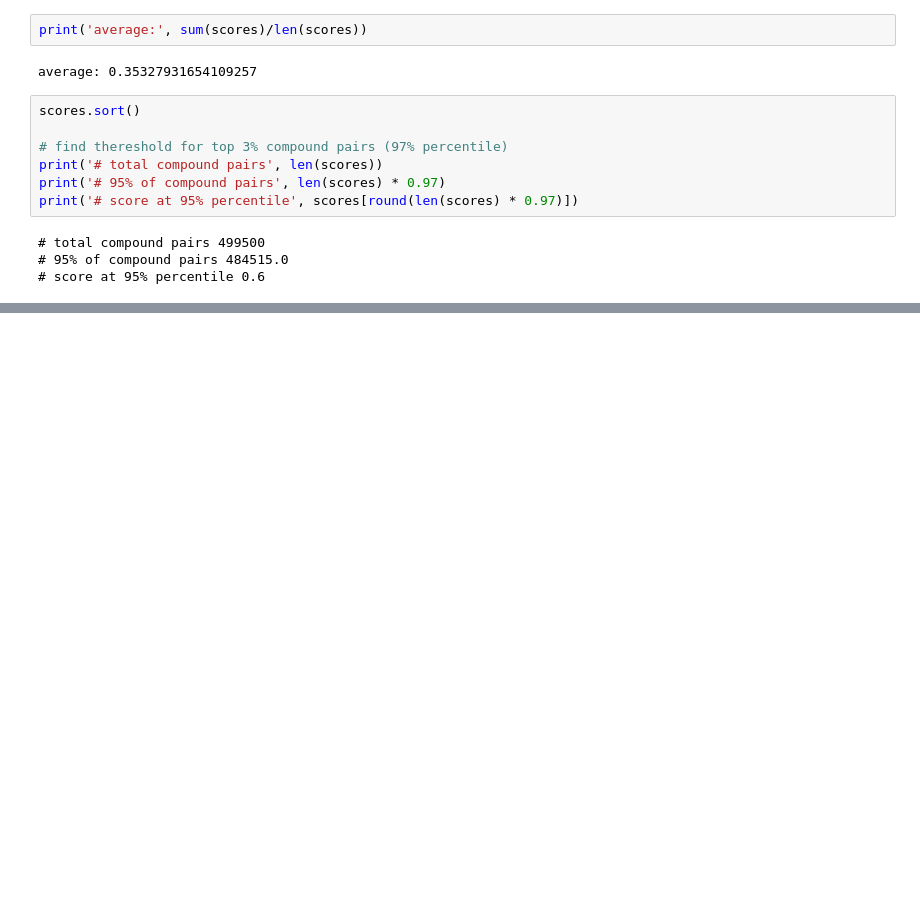
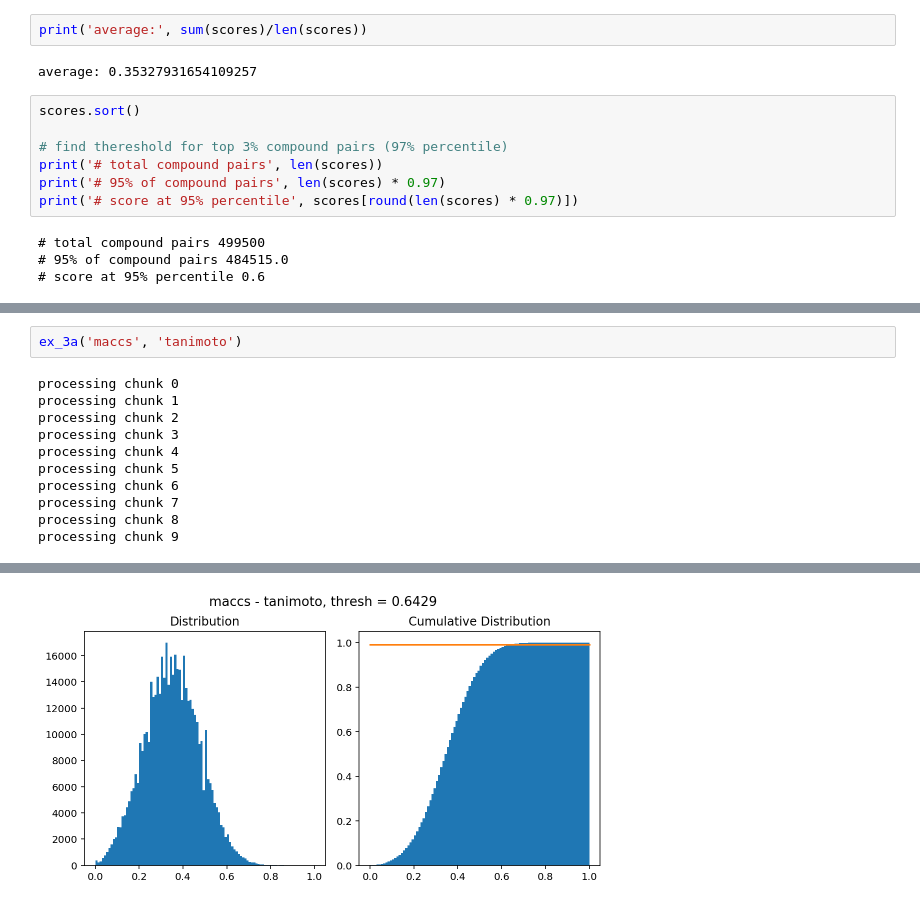
Before and after one commit to eking2/olcc_notebooks, a Jupyter notebook: assignment_6.ipynb, the cells around one changed output, grey strips where cells are left out. Drawn from its saved outputs; the diff is of its cells as text; blank space fills up the shorter version.

```diff
--- a/assignment_6.ipynb
+++ b/assignment_6.ipynb
@@ -434,0 +640,13 @@ print('# score at 95% percentile', scores[round(len(scores) * 0.97)])
+# %%
+ex_3a('maccs', 'tanimoto')
+# %% [output]
+processing chunk 0
+processing chunk 1
+processing chunk 2
+processing chunk 3
+processing chunk 4
+processing chunk 5
+processing chunk 6
+processing chunk 7
+processing chunk 8
+processing chunk 9
@@ -434,0 +654 @@ print('# score at 95% percentile', scores[round(len(scores) * 0.97)])
+[figure, added]
```
Also changed, not shown: parts of 10 cells of this notebook.
